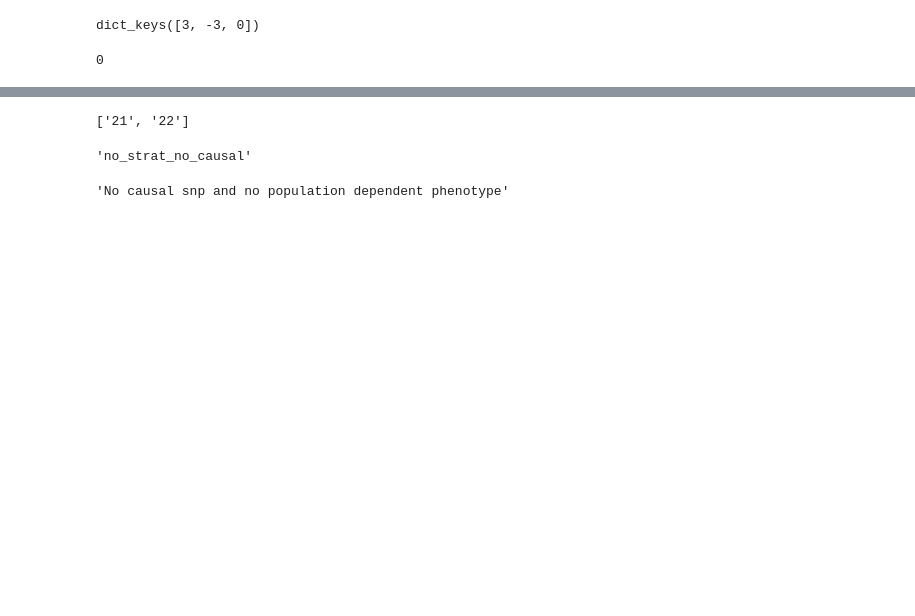
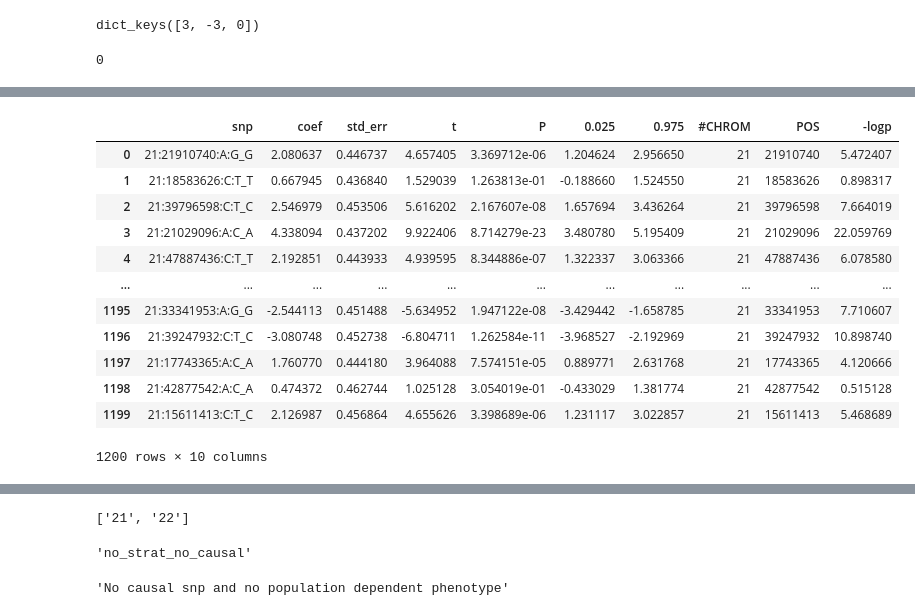
Before and after one commit to mat2m10/gwas_testing, a Jupyter notebook: mono_pca.ipynb, the cells around one changed output, grey strips where cells are left out. Saved outputs shown, nothing was run; the diff lists cells and outputs as text; code cells hidden in the pictures; blank space fills up the shorter version.

```diff
--- a/mono_pca.ipynb
+++ b/mono_pca.ipynb
@@ -102,3 +171,62 @@ onlyfiles_input = [f for f in listdir(path_genos)]
+# %%
+for file in onlyfiles_input:
+    path_file = path_genos + '/' + file
+    genos = pd.read_pickle(path_file)
+    snps_names = []
+    coefs = []
+    std_errs = []
+    ts = []
+    ps = []
+    twenys = []
+    ninetys = []
+    for snp_name in genos:
+      X = genos[snp_name]
+      X2 = sm.add_constant(X)
+      y = pheno
+      est = sm.OLS(y, X2)
+      est2 = est.fit()
+      y = pheno
+      X2 = sm.add_constant(X)
+      est = sm.OLS(y, X2)
+      est2 = est.fit()
+      snps_names.append(list(est2.pvalues.index)[1:][0])
+      coefs.append(list(est2.params)[1:][0])
+      std_errs.append(list(est2.bse)[1:][0])
+      ts.append(list(est2.tvalues)[1:][0])
+      ps.append(list(est2.pvalues[1:])[0])
+      twenys.append(list(est2.conf_int()[0])[1:][0])
+      ninetys.append(list(est2.conf_int()[1])[1:][0])
+    sumstat = pd.DataFrame(data={
+        'snp': snps_names,
+        'coef': coefs,
+        'std_err': std_errs,
+        't': ts,
+        'P': ps,
+        '0.025': twenys,
+        '0.975': ninetys
+    })
+    sumstat['#CHROM'] = sumstat['snp'].str[:2].astype(int)
+    sumstat['POS'] = [i.split(':', 1)[0]
+                      for i in list(sumstat['snp'].str[3:-5])]
+    sumstat['POS'] = sumstat['POS'].astype(int)
+    sumstat['-logp'] = - np.log10(sumstat['P'])
+    sumstat.to_pickle(f"{path_output}/{file}")
+# %%
+sumstat
+# %% [output]
+|  | snp | coef | std_err | t | P | 0.025 | 0.975 | #CHROM | POS | -logp |
+| 0 | 21:21910740:A:G_G | 2.080637 | 0.446737 | 4.657405 | 3.369712e-06 | 1.204624 | 2.956650 | 21 | 21910740 | 5.472407 |
+| 1 | 21:18583626:C:T_T | 0.667945 | 0.436840 | 1.529039 | 1.263813e-01 | -0.188660 | 1.524550 | 21 | 18583626 | 0.898317 |
+| 2 | 21:39796598:C:T_C | 2.546979 | 0.453506 | 5.616202 | 2.167607e-08 | 1.657694 | 3.436264 | 21 | 39796598 | 7.664019 |
+| 3 | 21:21029096:A:C_A | 4.338094 | 0.437202 | 9.922406 | 8.714279e-23 | 3.480780 | 5.195409 | 21 | 21029096 | 22.059769 |
+| 4 | 21:47887436:C:T_T | 2.192851 | 0.443933 | 4.939595 | 8.344886e-07 | 1.322337 | 3.063366 | 21 | 47887436 | 6.078580 |
+| ... | ... | ... | ... | ... | ... | ... | ... | ... | ... | ... |
+| 1195 | 21:33341953:A:G_G | -2.544113 | 0.451488 | -5.634952 | 1.947122e-08 | -3.429442 | -1.658785 | 21 | 33341953 | 7.710607 |
+| 1196 | 21:39247932:C:T_C | -3.080748 | 0.452738 | -6.804711 | 1.262584e-11 | -3.968527 | -2.192969 | 21 | 39247932 | 10.898740 |
+| 1197 | 21:17743365:A:C_A | 1.760770 | 0.444180 | 3.964088 | 7.574151e-05 | 0.889771 | 2.631768 | 21 | 17743365 | 4.120666 |
+| 1198 | 21:42877542:A:C_A | 0.474372 | 0.462744 | 1.025128 | 3.054019e-01 | -0.433029 | 1.381774 | 21 | 42877542 | 0.515128 |
+| 1199 | 21:15611413:C:T_C | 2.126987 | 0.456864 | 4.655626 | 3.398689e-06 | 1.231117 | 3.022857 | 21 | 15611413 | 5.468689 |
+1200 rows × 10 columns
 # %%
 for file in onlyfiles_input:
     path_file = path_genos + '/' + file
```
Also changed, not shown: parts of 17 cells of this notebook, 2 other files.
